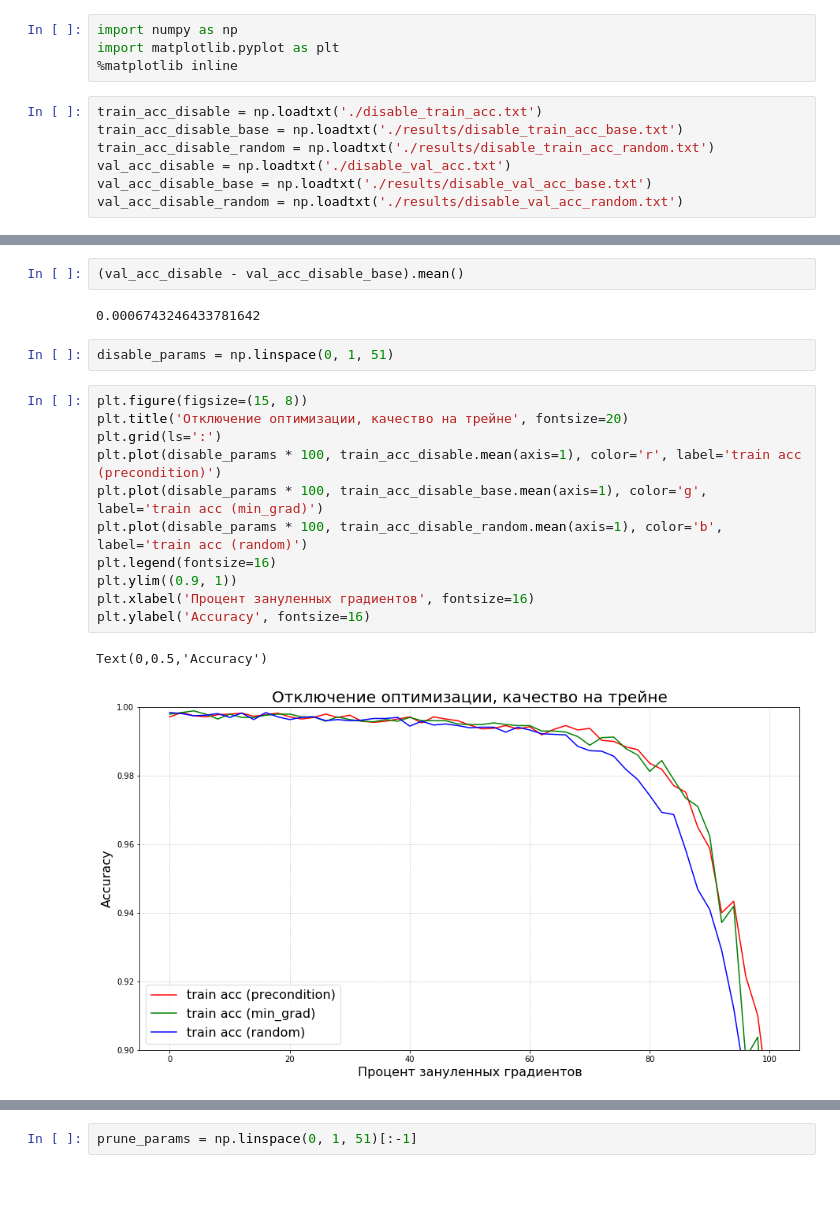
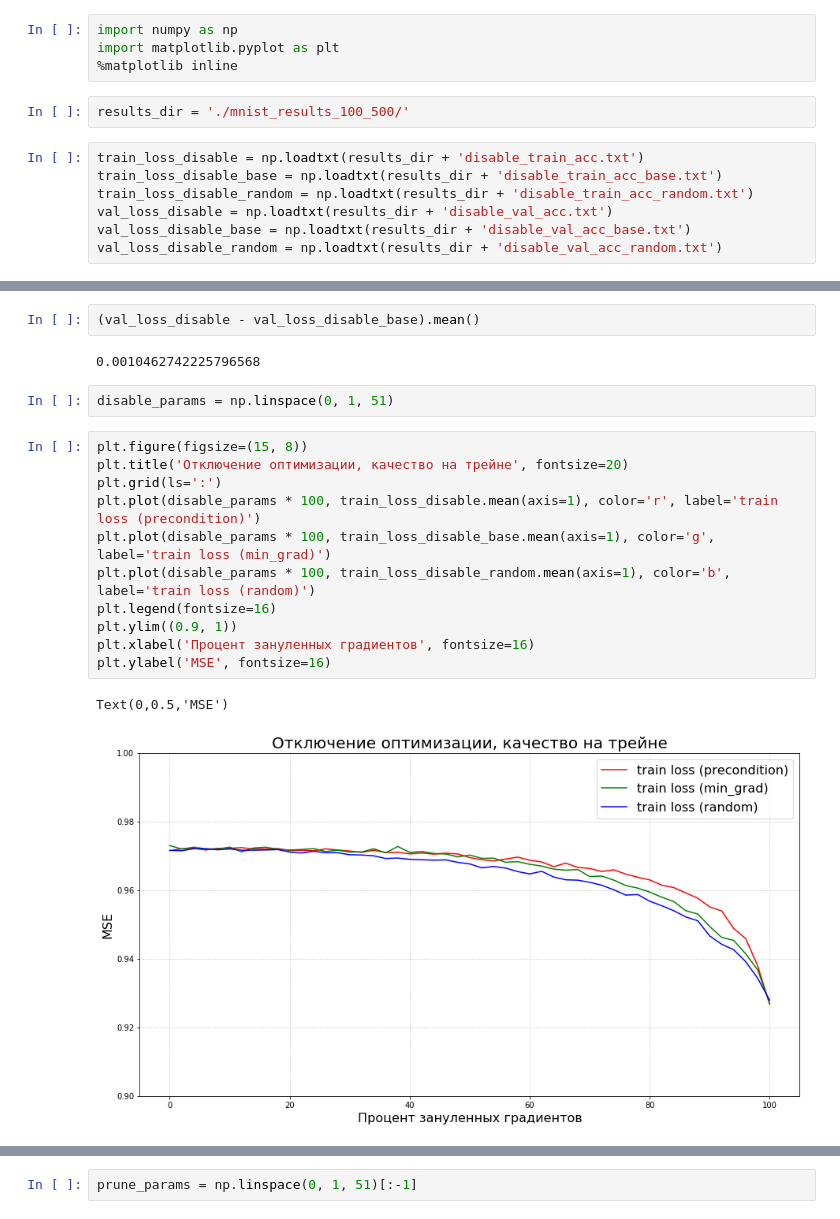
Before and after one commit to KirillMouraviev/science_publication, a Jupyter notebook: code/Main_experiment_graphics.ipynb, the cells around one changed output, grey strips where cells are left out. Saved outputs shown, nothing was run; the diff lists cells and outputs as text; blank space fills up the shorter version.

Commit message:
graphics on MNIST

```diff
--- a/code/Main_experiment_graphics.ipynb
+++ b/code/Main_experiment_graphics.ipynb
@@ -2,10 +2,12 @@
 import numpy as np
 import matplotlib.pyplot as plt
 %matplotlib inline
+# %%
+results_dir = './mnist_results_100_500/'
 # %%
-train_acc_disable = np.loadtxt('./disable_train_acc.txt')
-train_acc_disable_base = np.loadtxt('./results/disable_train_acc_base.txt')
-train_acc_disable_random = np.loadtxt('./results/disable_train_acc_random.txt')
-val_acc_disable = np.loadtxt('./disable_val_acc.txt')
-val_acc_disable_base = np.loadtxt('./results/disable_val_acc_base.txt')
-val_acc_disable_random = np.loadtxt('./results/disable_val_acc_random.txt')
+train_loss_disable = np.loadtxt(results_dir + 'disable_train_acc.txt')
+train_loss_disable_base = np.loadtxt(results_dir + 'disable_train_acc_base.txt')
+train_loss_disable_random = np.loadtxt(results_dir + 'disable_train_acc_random.txt')
+val_loss_disable = np.loadtxt(results_dir + 'disable_val_acc.txt')
+val_loss_disable_base = np.loadtxt(results_dir + 'disable_val_acc_base.txt')
+val_loss_disable_random = np.loadtxt(results_dir + 'disable_val_acc_random.txt')
@@ -12,20 +21,20 @@ val_acc_disable_random = np.loadtxt('./results/disable_val_acc_random.txt')
 # %%
-(val_acc_disable - val_acc_disable_base).mean()
+(val_loss_disable - val_loss_disable_base).mean()
 # %% [output]
-0.0006743246433781642
+0.0010462742225796568
 # %%
 disable_params = np.linspace(0, 1, 51)
 # %%
 plt.figure(figsize=(15, 8))
 plt.title('Отключение оптимизации, качество на трейне', fontsize=20)
 plt.grid(ls=':')
-plt.plot(disable_params * 100, train_acc_disable.mean(axis=1), color='r', label='train acc (precondition)')
-plt.plot(disable_params * 100, train_acc_disable_base.mean(axis=1), color='g', label='train acc (min_grad)')
-plt.plot(disable_params * 100, train_acc_disable_random.mean(axis=1), color='b', label='train acc (random)')
+plt.plot(disable_params * 100, train_loss_disable.mean(axis=1), color='r', label='train loss (precondition)')
+plt.plot(disable_params * 100, train_loss_disable_base.mean(axis=1), color='g', label='train loss (min_grad)')
+plt.plot(disable_params * 100, train_loss_disable_random.mean(axis=1), color='b', label='train loss (random)')
 plt.legend(fontsize=16)
 plt.ylim((0.9, 1))
 plt.xlabel('Процент зануленных градиентов', fontsize=16)
-plt.ylabel('Accuracy', fontsize=16)
+plt.ylabel('MSE', fontsize=16)
 # %% [output]
-Text(0,0.5,'Accuracy')
+Text(0,0.5,'MSE')
-[figure, old version]
+[figure, new version]
```
Also changed, not shown: parts of 8 cells of this notebook.
